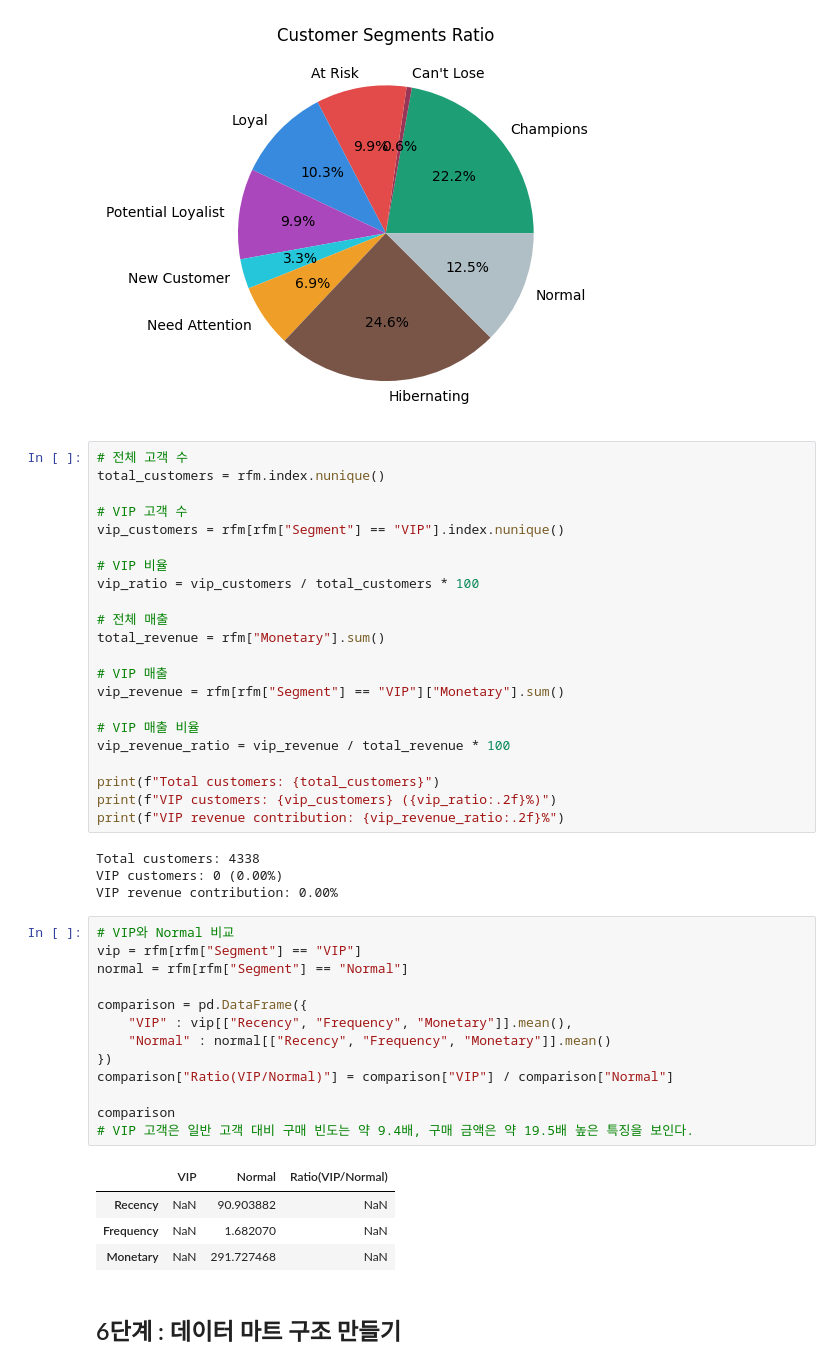
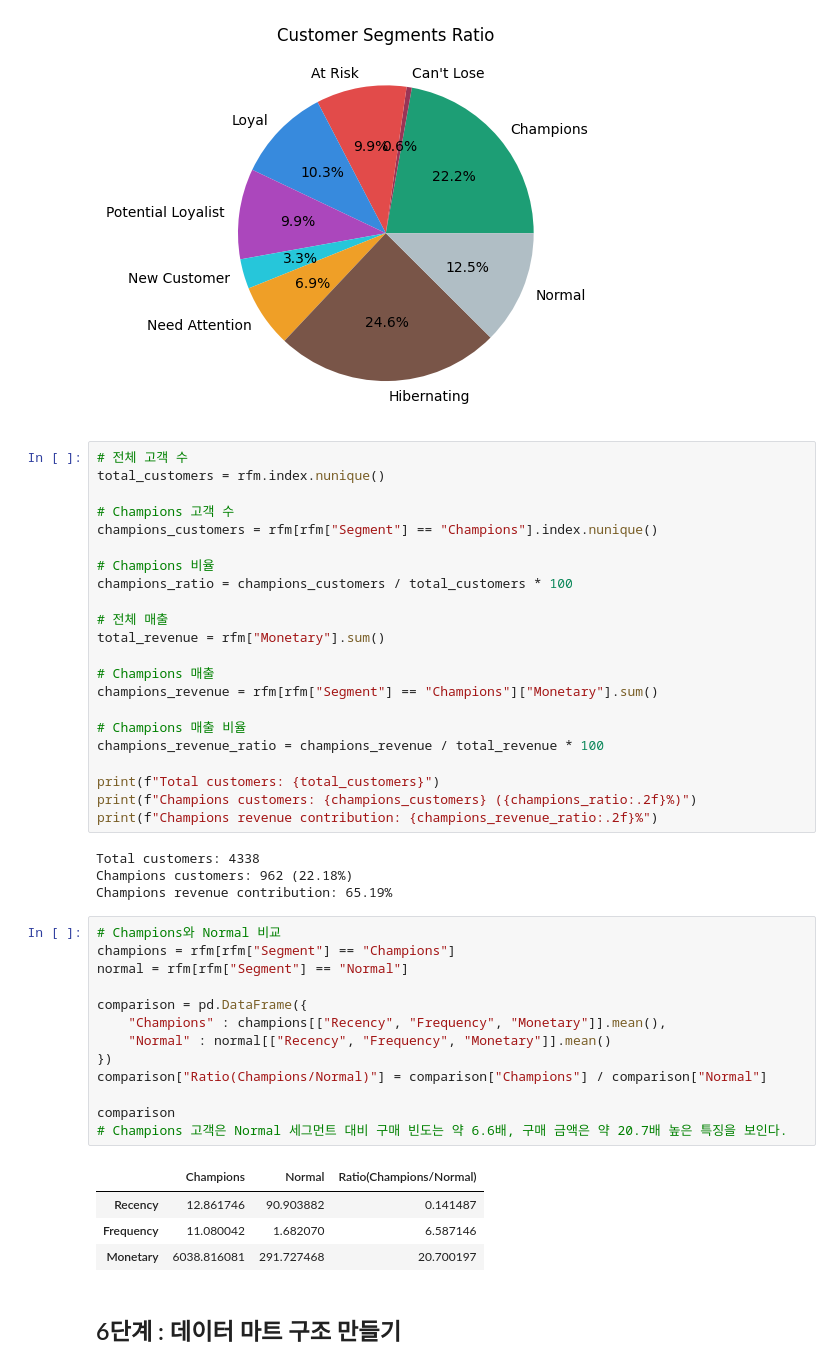
Before and after one commit to hyunsung6608/online-retail-rfm-analysis, a Jupyter notebook: notebooks/rfm_analysis.ipynb, the cells around one changed output. Cells and saved outputs as stored; diff of their text form.

```diff
--- a/notebooks/rfm_analysis.ipynb
+++ b/notebooks/rfm_analysis.ipynb
@@ -514,46 +514,46 @@ plt.show()
 # 전체 고객 수
 total_customers = rfm.index.nunique()
 
-# VIP 고객 수
-vip_customers = rfm[rfm["Segment"] == "VIP"].index.nunique()
+# Champions 고객 수
+champions_customers = rfm[rfm["Segment"] == "Champions"].index.nunique()
 
-# VIP 비율
-vip_ratio = vip_customers / total_customers * 100
+# Champions 비율
+champions_ratio = champions_customers / total_customers * 100
 
 # 전체 매출
 total_revenue = rfm["Monetary"].sum()
 
-# VIP 매출
-vip_revenue = rfm[rfm["Segment"] == "VIP"]["Monetary"].sum()
+# Champions 매출
+champions_revenue = rfm[rfm["Segment"] == "Champions"]["Monetary"].sum()
 
-# VIP 매출 비율
-vip_revenue_ratio = vip_revenue / total_revenue * 100
+# Champions 매출 비율
+champions_revenue_ratio = champions_revenue / total_revenue * 100
 
 print(f"Total customers: {total_customers}")
-print(f"VIP customers: {vip_customers} ({vip_ratio:.2f}%)")
-print(f"VIP revenue contribution: {vip_revenue_ratio:.2f}%")
+print(f"Champions customers: {champions_customers} ({champions_ratio:.2f}%)")
+print(f"Champions revenue contribution: {champions_revenue_ratio:.2f}%")
 # %% [output]
 Total customers: 4338
-VIP customers: 0 (0.00%)
-VIP revenue contribution: 0.00%
+Champions customers: 962 (22.18%)
+Champions revenue contribution: 65.19%
 # %%
-# VIP와 Normal 비교
-vip = rfm[rfm["Segment"] == "VIP"]
+# Champions와 Normal 비교
+champions = rfm[rfm["Segment"] == "Champions"]
 normal = rfm[rfm["Segment"] == "Normal"]
 
 comparison = pd.DataFrame({
-    "VIP" : vip[["Recency", "Frequency", "Monetary"]].mean(),
+    "Champions" : champions[["Recency", "Frequency", "Monetary"]].mean(),
     "Normal" : normal[["Recency", "Frequency", "Monetary"]].mean()
 })
-comparison["Ratio(VIP/Normal)"] = comparison["VIP"] / comparison["Normal"]
+comparison["Ratio(Champions/Normal)"] = comparison["Champions"] / comparison["Normal"]
 
 comparison
-# VIP 고객은 일반 고객 대비 구매 빈도는 약 9.4배, 구매 금액은 약 19.5배 높은 특징을 보인다.
+# Champions 고객은 Normal 세그먼트 대비 구매 빈도는 약 6.6배, 구매 금액은 약 20.7배 높은 특징을 보인다.
 # %% [output]
-|  | VIP | Normal | Ratio(VIP/Normal) |
-| Recency | NaN | 90.903882 | NaN |
-| Frequency | NaN | 1.682070 | NaN |
-| Monetary | NaN | 291.727468 | NaN |
+|  | Champions | Normal | Ratio(Champions/Normal) |
+| Recency | 12.861746 | 90.903882 | 0.141487 |
+| Frequency | 11.080042 | 1.682070 | 6.587146 |
+| Monetary | 6038.816081 | 291.727468 | 20.700197 |
 # %% [markdown]
 ## 6단계 : 데이터 마트 구조 만들기
 # %%
```
Also changed, not shown: parts of 4 cells of this notebook.
